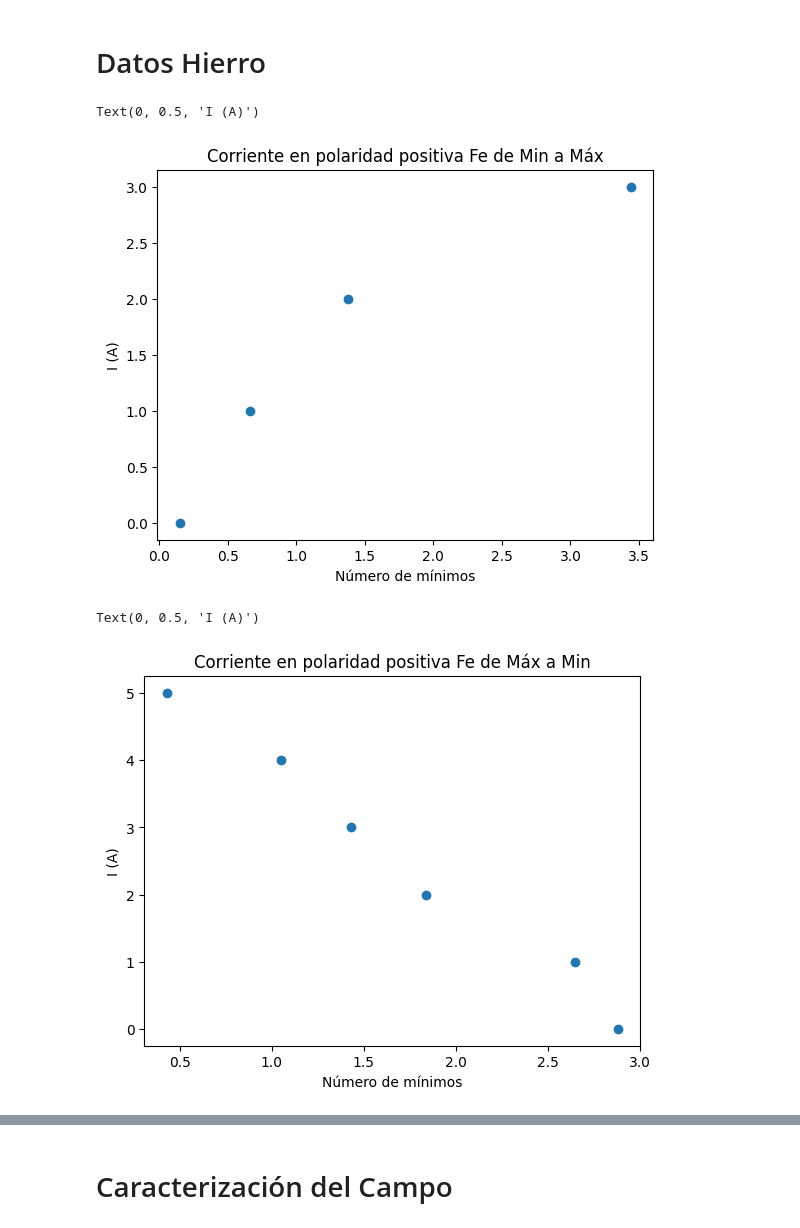
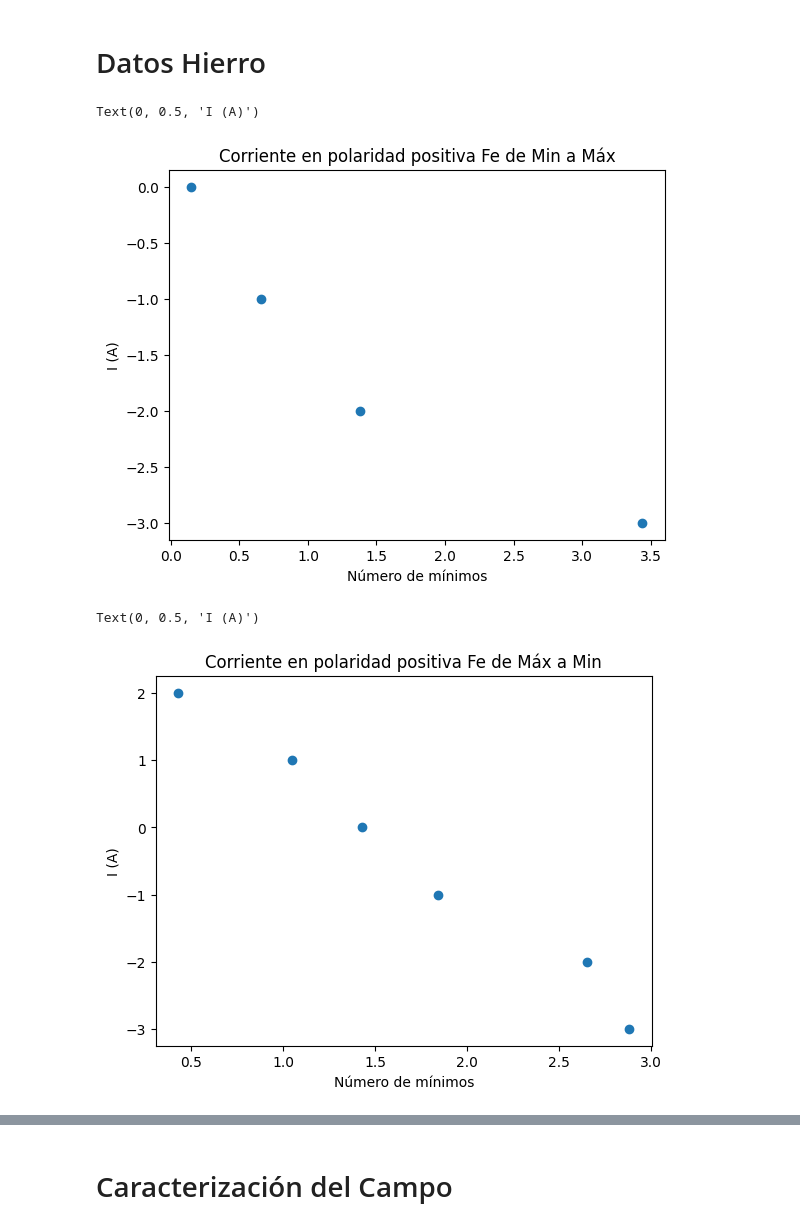
Before and after one commit to Emyfoton/Codigos_pregrado, a Jupyter notebook: Magnetostricción.ipynb, the cells around one changed output, grey strips where cells are left out. Saved outputs shown, nothing was run; the diff lists cells and outputs as text; code cells hidden in the pictures.

```diff
--- a/Magnetostricción.ipynb
+++ b/Magnetostricción.ipynb
@@ -8,23 +9,25 @@ import matplotlib.pyplot as plt
 # %%
 #Polarización Positiva
 #Min a Máx
 
 I1_Fe= np.array([0.15, 0.66, 1.38, 3.44])
-N1_Fe= np.array([0, 1, 2, 3])
+N1_Fe= np.array([0, -1, -2, -3])
+err_I1_Fe=([0.01, 0.01, 0.01, 0.01])
+err_N1_Fe=([1, 1, 1 , 1])
 
 plt.scatter(I1_Fe, N1_Fe)
 plt.title("Corriente en polaridad positiva Fe de Min a Máx")
 plt.xlabel("Número de mínimos")
 plt.ylabel("I (A)")
 # %% [output]
 Text(0, 0.5, 'I (A)')
-[figure, old version]
+[figure, new version]
 # %%
 #Polarización Positiva
 #Máx a Min
 
 I2_Fe= np.array([2.88, 2.65, 1.84, 1.43, 1.05, 0.43])
-N2_Fe= np.array([0, 1, 2, 3, 4, 5])
+N2_Fe= np.array([-3, -2, -1, 0, 1, 2])
 
 plt.scatter(I2_Fe, N2_Fe)
 plt.title("Corriente en polaridad positiva Fe de Máx a Min")
@@ -32,7 +35,7 @@ plt.xlabel("Número de mínimos")
 plt.ylabel("I (A)")
 # %% [output]
 Text(0, 0.5, 'I (A)')
-[figure, old version]
+[figure, new version]
 # %%
 #Polarización Negativa
 #Min a Máx
```
Also changed, not shown: parts of 14 cells of this notebook.
